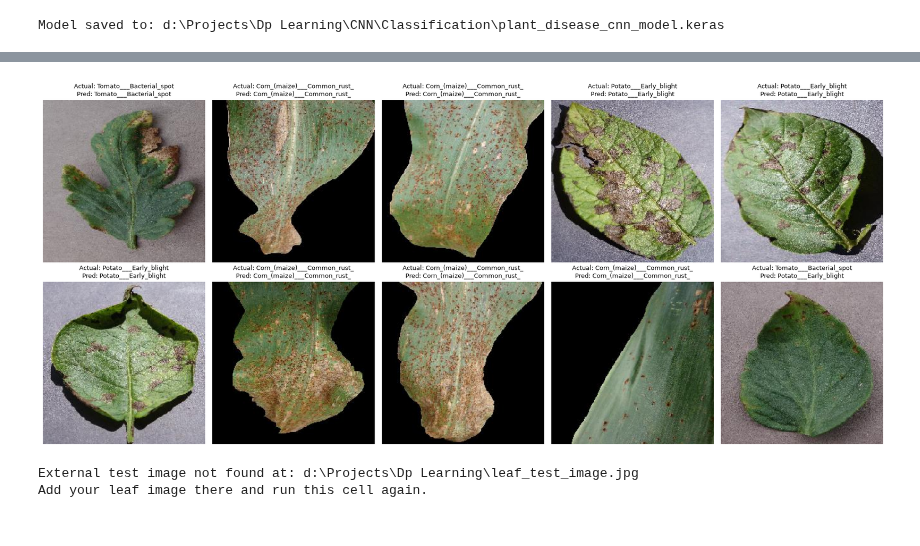
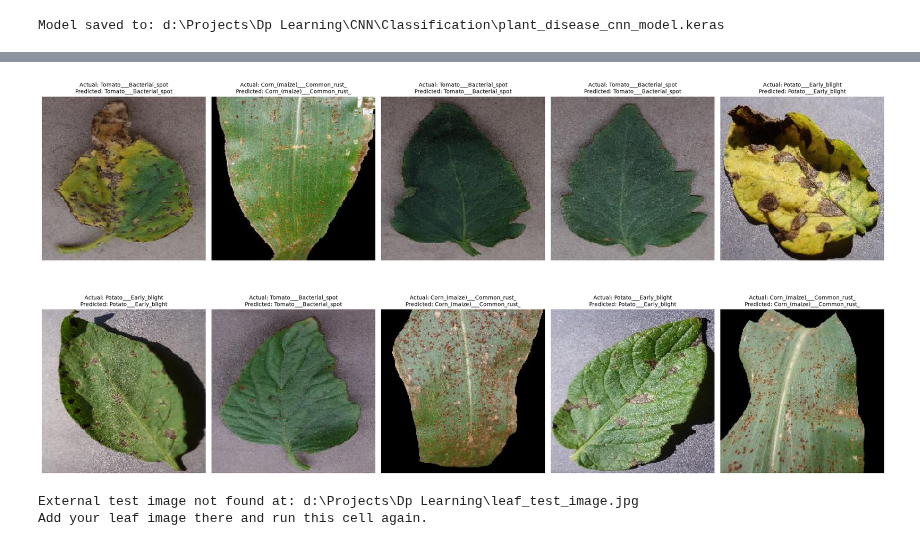
Before and after one commit to santoshkarimisetti-creator/ANN, a Jupyter notebook: CNN/Classification/PlantDisease_Classification.ipynb, the cells around one changed output, grey strips where cells are left out. Cells and saved outputs as stored; diff of their text form; code cells hidden in the pictures.

```diff
--- a/CNN/Classification/PlantDisease_Classification.ipynb
+++ b/CNN/Classification/PlantDisease_Classification.ipynb
@@ -343,39 +343,37 @@ Prediction probabilities: [9.9000871e-01 9.9913031e-03 5.0523496e-10]
 # %%
-# Show 10 random validation images with actual and predicted class
+# Show 10 random validation images with larger display and actual/predicted class
 import random
 import matplotlib.pyplot as plt
 from tensorflow.keras.preprocessing import image as keras_image
 
 class_names = [cls for cls, idx in sorted(train_generator.class_indices.items(), key=lambda item: item[1])]
-
-# Pick 10 random validation images
 sample_indices = random.sample(range(len(val_generator.filenames)), 10)
 
-fig, axes = plt.subplots(2, 5, figsize=(18, 8))
+fig, axes = plt.subplots(2, 5, figsize=(22, 12))
 axes = axes.flatten()
 
 for ax, idx in zip(axes, sample_indices):
     image_rel_path = val_generator.filenames[idx]
     image_abs_path = os.path.join(DATASET_DIR, image_rel_path)
     true_class_index = val_generator.labels[idx]
     true_class_name = class_names[true_class_index]
 
     img = keras_image.load_img(image_abs_path, target_size=IMG_SIZE)
     img_array = keras_image.img_to_array(img) / 255.0
     img_array = np.expand_dims(img_array, axis=0)
 
     pred_probs = model.predict(img_array, verbose=0)[0]
     pred_class_index = int(np.argmax(pred_probs))
     pred_class_name = class_names[pred_class_index]
 
     ax.imshow(img)
-    ax.set_title(f"Actual: {true_class_name}\nPred: {pred_class_name}", fontsize=9)
+    ax.set_title(f"Actual: {true_class_name}\nPredicted: {pred_class_name}", fontsize=10)
     ax.axis("off")
 
 plt.tight_layout()
 plt.show()
 # %% [output]
-[figure, old version]
+[figure, new version]
 # %%
 # Test the model on a single external image
 from tensorflow.keras.preprocessing import image as keras_image
```
Also changed, not shown: parts of 1 cell of this notebook, 2 other files.
